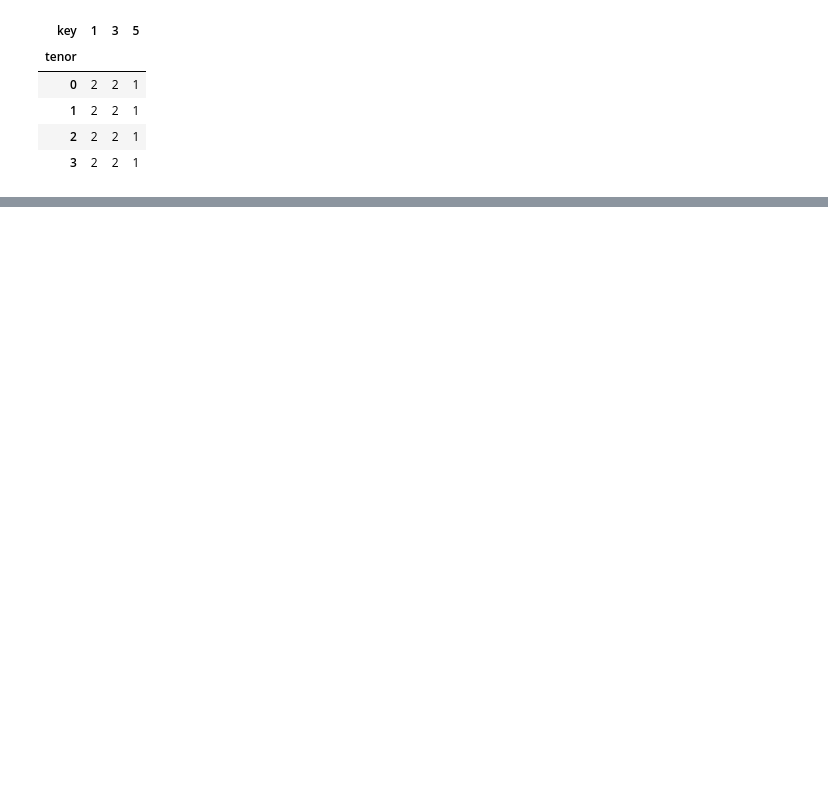
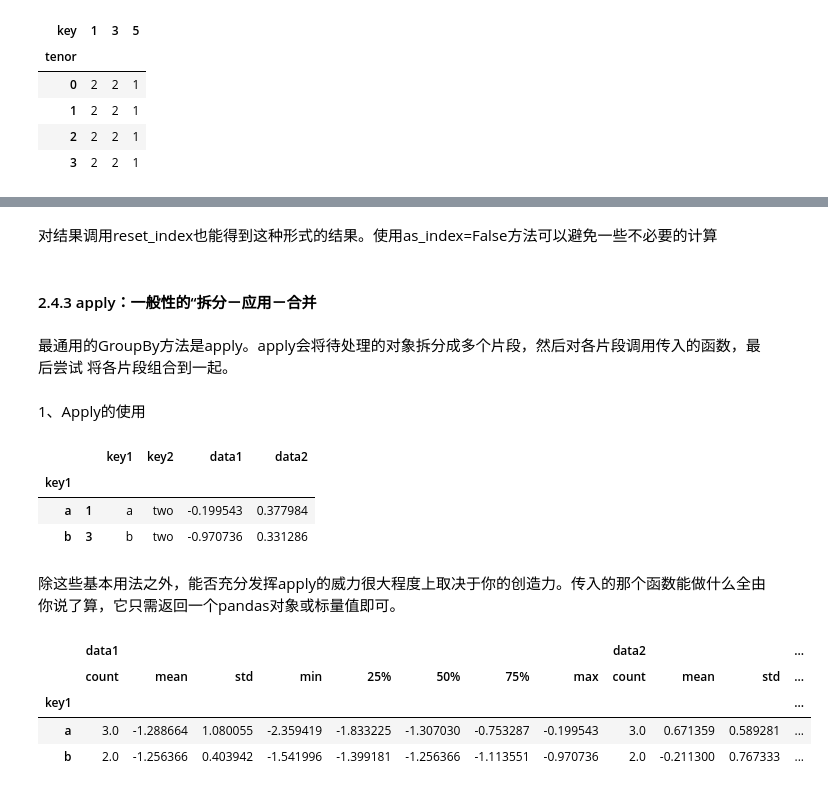
Before and after one commit to thirsd/tutorial, a Jupyter notebook: pandas.ipynb, the cells around one changed output, grey strips where cells are left out. Cells and saved outputs as stored; diff of their text form; code cells hidden in the pictures; blank space fills up the shorter version.

```diff
--- a/pandas.ipynb
+++ b/pandas.ipynb
@@ -2988,0 +3096,30 @@ hier_df.groupby(level='key', axis=1).count()
+# %% [markdown]
+对结果调用reset_index也能得到这种形式的结果。使用as_index=False方法可以避免一些不必要的计算
+# %% [markdown]
+#### 2.4.3 apply：一般性的“拆分－应用－合并
+# %% [markdown]
+最通用的GroupBy方法是apply。apply会将待处理的对象拆分成多个片段，然后对各片段调用传入的函数，最后尝试
+将各片段组合到一起。
+# %% [markdown]
+1、Apply的使用
+# %%
+def top(df, n=5, column='key1'):
+    return df.sort_values(by=column)[-n:]
+
+df.groupby('key1').apply(top, n=1, column='key2')
+# %% [output]
+|  |  | key1 | key2 | data1 | data2 |
+| key1 |  |  |  |  |  |
+| a | 1 | a | two | -0.199543 | 0.377984 |
+| b | 3 | b | two | -0.970736 | 0.331286 |
+# %% [markdown]
+除这些基本用法之外，能否充分发挥apply的威力很大程度上取决于你的创造力。传入的那个函数能做什么全由你说了算，它只需返回一个pandas对象或标量值即可。
+# %%
+# 例如使用apply调用describe
+df.groupby('key1').describe()
+# %% [output]
+|  | data1 |  |  |  |  |  |  |  | data2 |  |  | ... |
+|  | count | mean | std | min | 25% | 50% | 75% | max | count | mean | std | ... |
+| key1 |  |  |  |  |  |  |  |  |  |  |  | ... |
+| a | 3.0 | -1.288664 | 1.080055 | -2.359419 | -1.833225 | -1.307030 | -0.753287 | -0.199543 | 3.0 | 0.671359 | 0.589281 | ... |
+| b | 2.0 | -1.256366 | 0.403942 | -1.541996 | -1.399181 | -1.256366 | -1.113551 | -0.970736 | 2.0 | -0.211300 | 0.767333 | ... |
```
Also changed, not shown: parts of 85 cells of this notebook.
